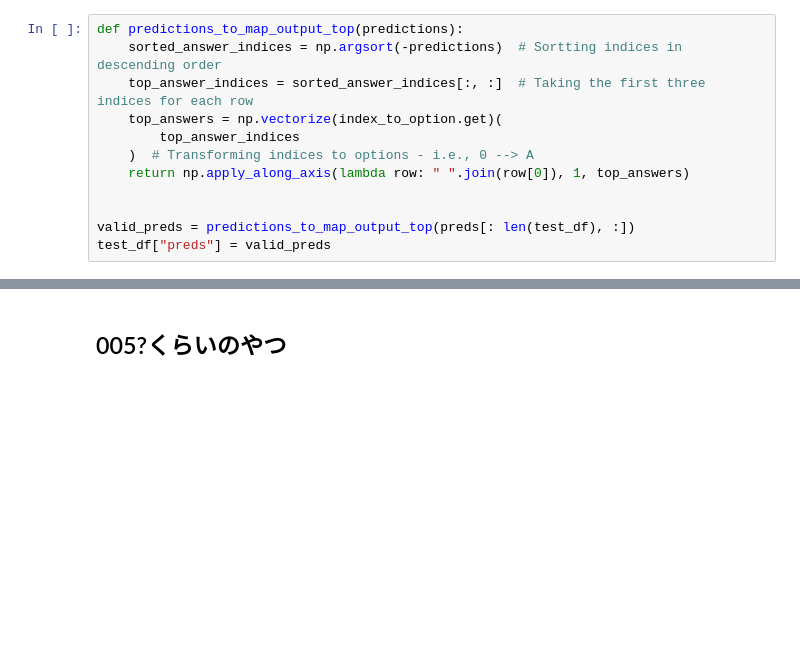
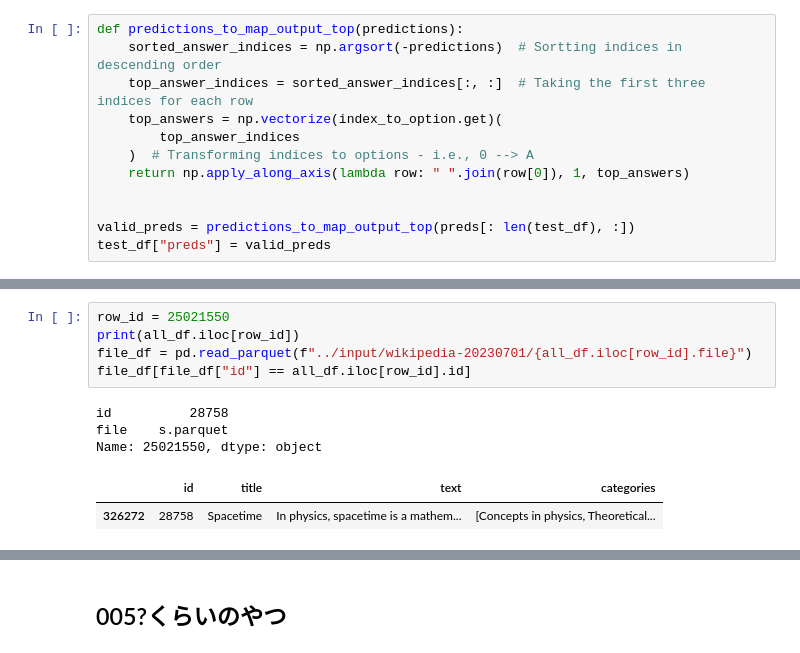
Before and after one commit to unonao/kaggle-llm-science, a Jupyter notebook: notebook/check_wrong_answers.ipynb, the cells around one changed output, grey strips where cells are left out. Saved outputs shown, nothing was run; the diff lists cells and outputs as text; blank space fills up the shorter version.

```diff
--- a/notebook/check_wrong_answers.ipynb
+++ b/notebook/check_wrong_answers.ipynb
@@ -403,0 +580,11 @@ df.head()
+# %%
+row_id = 25021550
+print(all_df.iloc[row_id])
+file_df = pd.read_parquet(f"../input/wikipedia-20230701/{all_df.iloc[row_id].file}")
+file_df[file_df["id"] == all_df.iloc[row_id].id]
+# %% [output]
+id          28758
+file    s.parquet
+Name: 25021550, dtype: object
+|  | id | title | text | categories |
+| 326272 | 28758 | Spacetime | In physics, spacetime is a mathem... | [Concepts in physics, Theoretical... |
```
Also changed, not shown: parts of 74 cells of this notebook, 2 other files.
